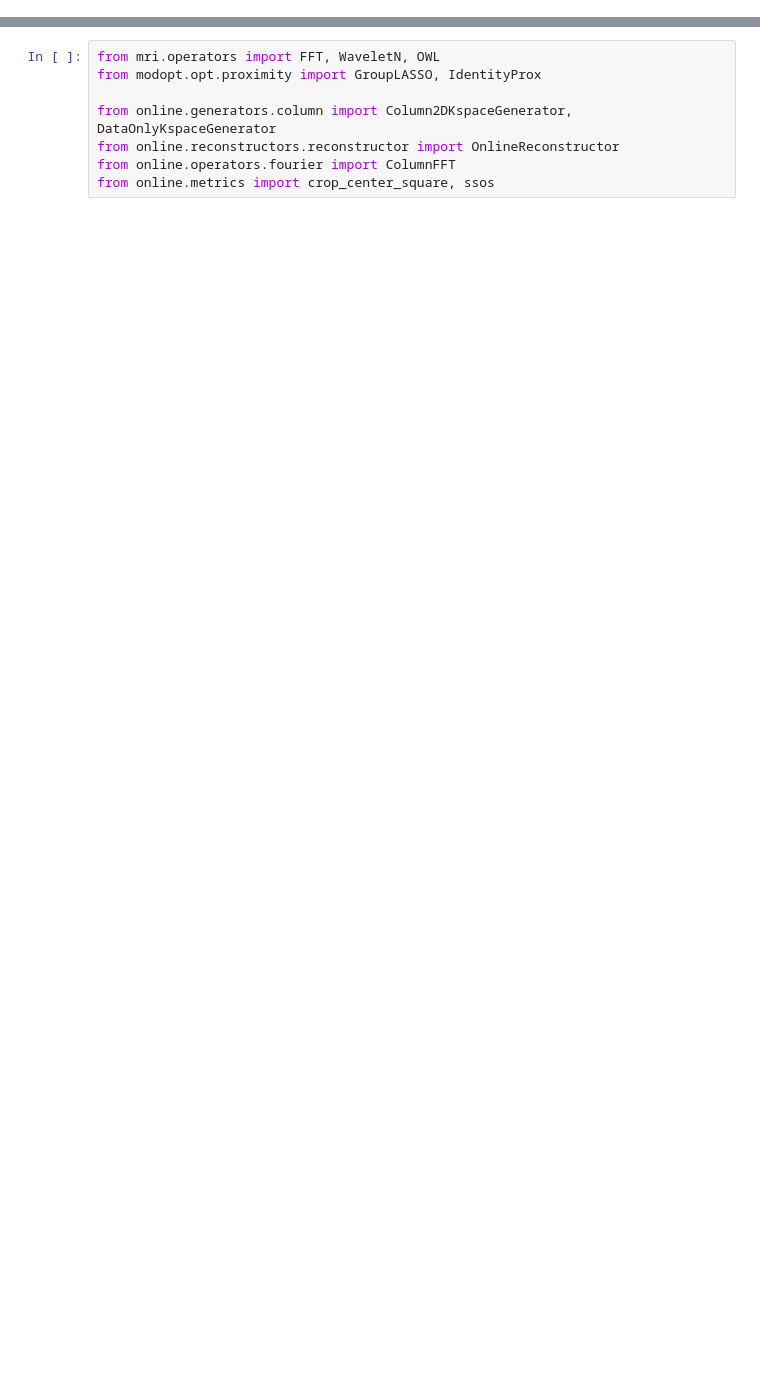
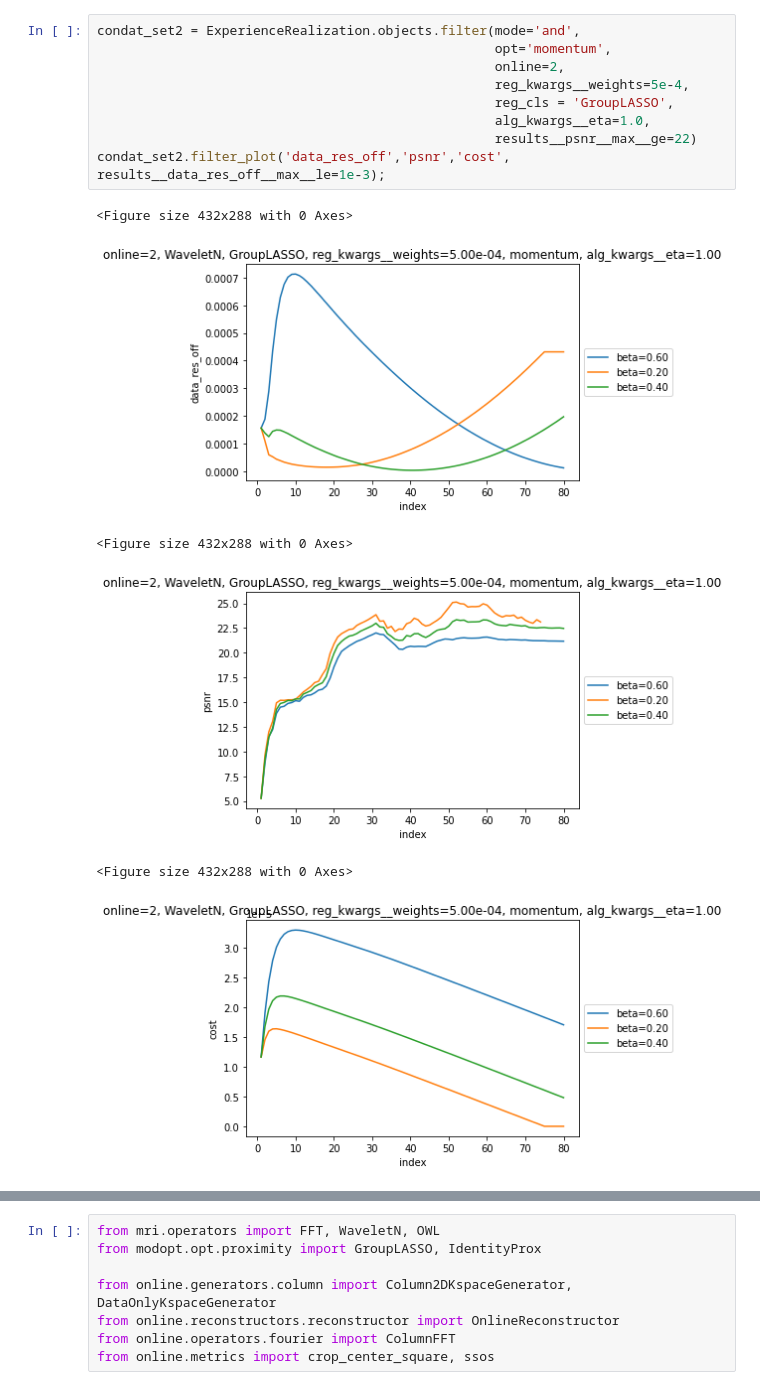
Before and after one commit to paquiteau/pysap-mri-online, a Jupyter notebook: results_ana.ipynb, the cells around one changed output, grey strips where cells are left out. Cells and saved outputs as stored; diff of their text form; blank space fills up the shorter version.

```diff
--- a/results_ana.ipynb
+++ b/results_ana.ipynb
@@ -114,0 +116,16 @@ condat_setbis = ExperienceRealization.objects.filter_plot('psnr','data_res_off',
+# %%
+condat_set2 = ExperienceRealization.objects.filter(mode='and',
+                                                   opt='momentum',
+                                                   online=2,
+                                                   reg_kwargs__weights=5e-4,
+                                                   reg_cls = 'GroupLASSO',
+                                                   alg_kwargs__eta=1.0,
+                                                   results__psnr__max__ge=22)
+condat_set2.filter_plot('data_res_off','psnr','cost', results__data_res_off__max__le=1e-3);
+# %% [output]
+<Figure size 432x288 with 0 Axes>
+[figure, added]
+<Figure size 432x288 with 0 Axes>
+[figure, added]
+<Figure size 432x288 with 0 Axes>
+[figure, added]
```
Also changed, not shown: parts of 16 cells of this notebook, 9 other files.
